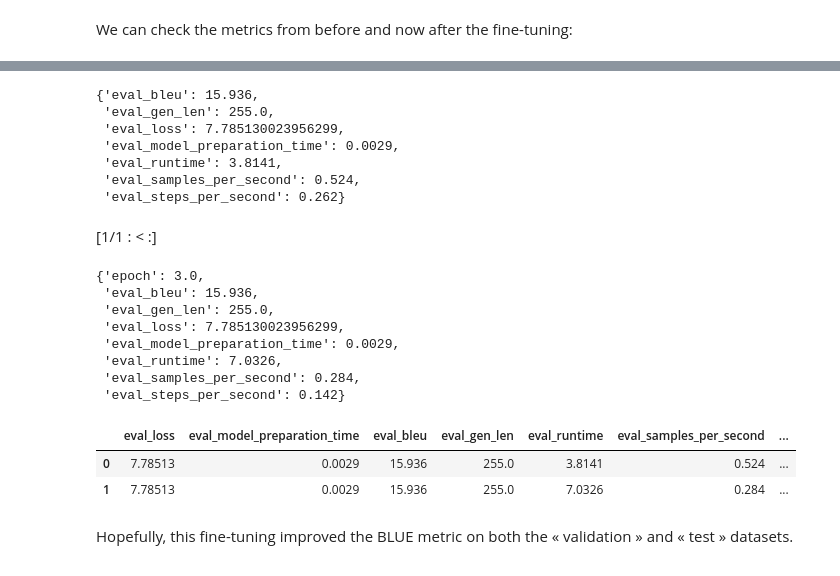
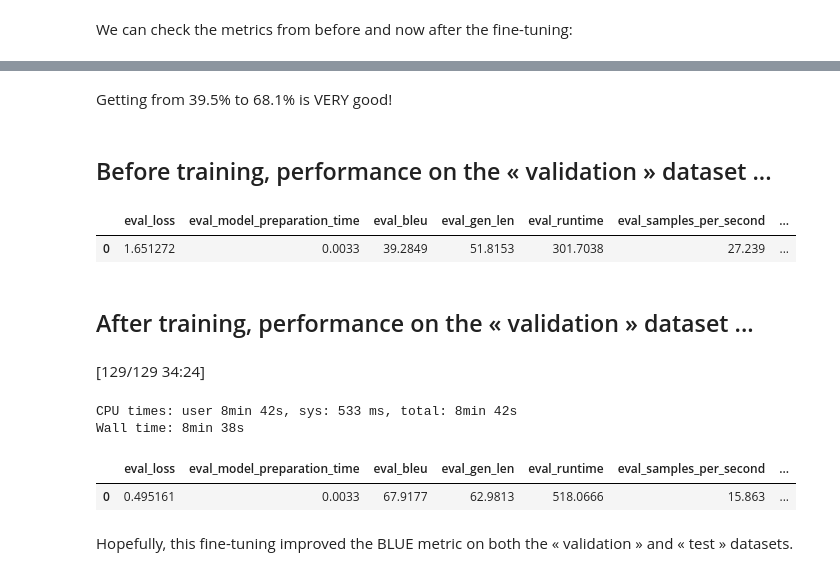
Before and after one commit to Naereen/Assistant-traduction-CranialInsertion-en-Python, a Jupyter notebook: Finetuning_on_a_dataset_of_English_to_French_text_about_Magic_the_Gathering.ipynb, the cells around one changed output, grey strips where cells are left out. Saved outputs shown, nothing was run; the diff lists cells and outputs as text; code cells hidden in the pictures.

```diff
--- a/Finetuning_on_a_dataset_of_English_to_French_text_about_Magic_the_Gathering.ipynb
+++ b/Finetuning_on_a_dataset_of_English_to_French_text_about_Magic_the_Gathering.ipynb
@@ -1183,42 +1209,24 @@ We can check the metrics from before and now after the fine-tuning:
+# %% [markdown]
+Getting from 39.5% to 68.1% is VERY good!
 # %%
 %%time
 print_md("## Before training, performance on the « validation » dataset ...")
-pd.DataFrame([evaluation_before_finetuning])
+display(pd.DataFrame([evaluation_before_finetuning]))
 
 print_md("## After training, performance on the « validation » dataset ...")
 evaluation_after_finetuning = trainer.evaluate(tokenized_datasets["validation"], max_length=max_length)
 
 pd.DataFrame([evaluation_after_finetuning])
 # %% [output]
+## Before training, performance on the « validation » dataset ...
+|  | eval_loss | eval_model_preparation_time | eval_bleu | eval_gen_len | eval_runtime | eval_samples_per_second | ... |
+| 0 | 1.651272 | 0.0033 | 39.2849 | 51.8153 | 301.7038 | 27.239 | ... |
+## After training, performance on the « validation » dataset ...
+[129/129 34:24]
-{'eval_bleu': 15.936,
- 'eval_gen_len': 255.0,
- 'eval_loss': 7.785130023956299,
- 'eval_model_preparation_time': 0.0029,
- 'eval_runtime': 3.8141,
- 'eval_samples_per_second': 0.524,
- 'eval_steps_per_second': 0.262}
+CPU times: user 8min 42s, sys: 533 ms, total: 8min 42s
+Wall time: 8min 38s
-[1/1 : < :]
-{'epoch': 3.0,
- 'eval_bleu': 15.936,
- 'eval_gen_len': 255.0,
- 'eval_loss': 7.785130023956299,
- 'eval_model_preparation_time': 0.0029,
- 'eval_runtime': 7.0326,
- 'eval_samples_per_second': 0.284,
- 'eval_steps_per_second': 0.142}
+|  | eval_loss | eval_model_preparation_time | eval_bleu | eval_gen_len | eval_runtime | eval_samples_per_second | ... |
+| 0 | 0.495161 | 0.0033 | 67.9177 | 62.9813 | 518.0666 | 15.863 | ... |
-# %%
-%%time
-print_md("## Before training, performance on the « test » dataset ...")
-pd.DataFrame([evaluation_before_finetuning_on_testdataset])
-
-print_md("## After training, performance on the « test » dataset ...")
-evaluation_after_finetuning_on_testdataset = trainer.evaluate(tokenized_datasets["test"], max_length=max_length)
-
-pd.DataFrame([evaluation_after_finetuning_on_testdataset])
-# %% [output]
-|  | eval_loss | eval_model_preparation_time | eval_bleu | eval_gen_len | eval_runtime | eval_samples_per_second | ... |
-| 0 | 7.78513 | 0.0029 | 15.936 | 255.0 | 3.8141 | 0.524 | ... |
-| 1 | 7.78513 | 0.0029 | 15.936 | 255.0 | 7.0326 | 0.284 | ... |
 # %% [markdown]
 Hopefully, this fine-tuning improved the BLUE metric on both the « validation » and « test » datasets.
 # %% [markdown]
```
Also changed, not shown: parts of 7 cells of this notebook.
